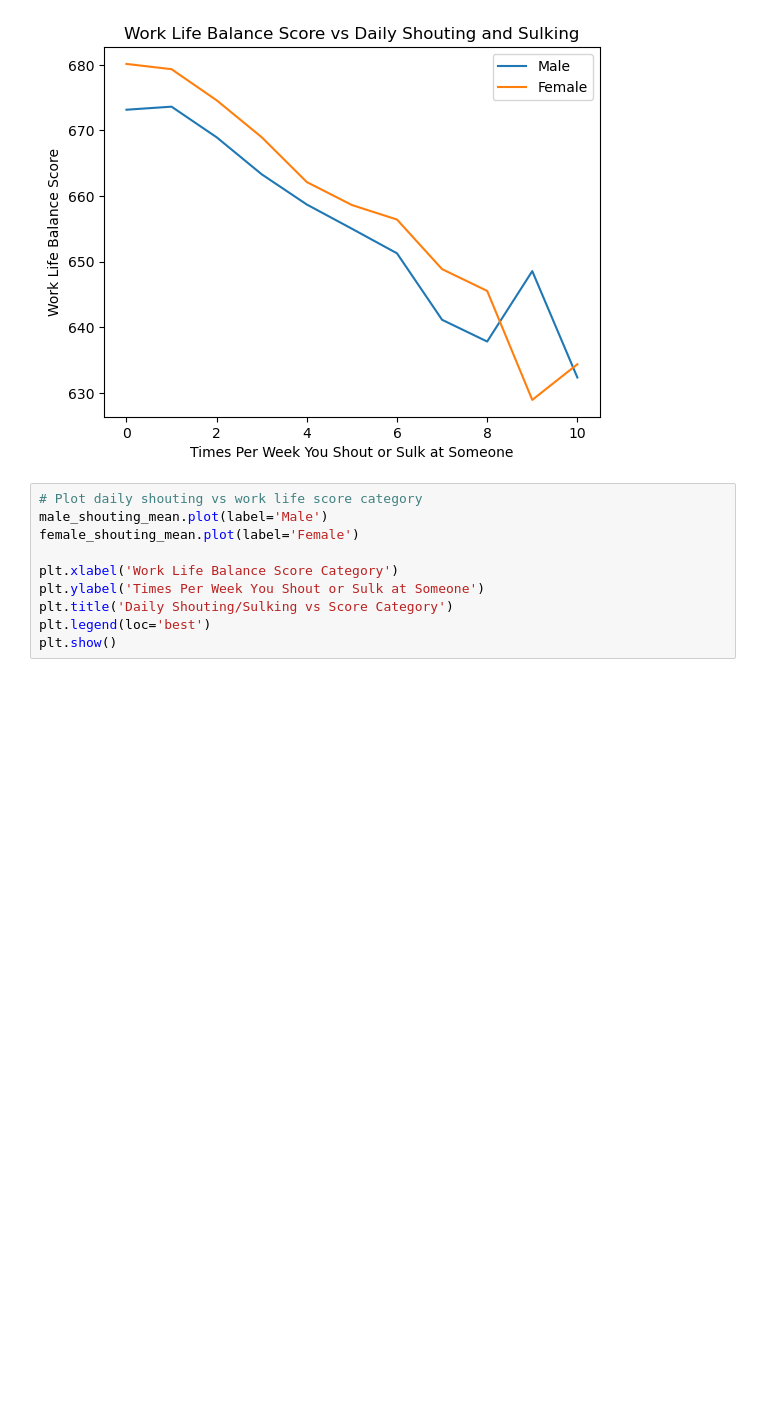
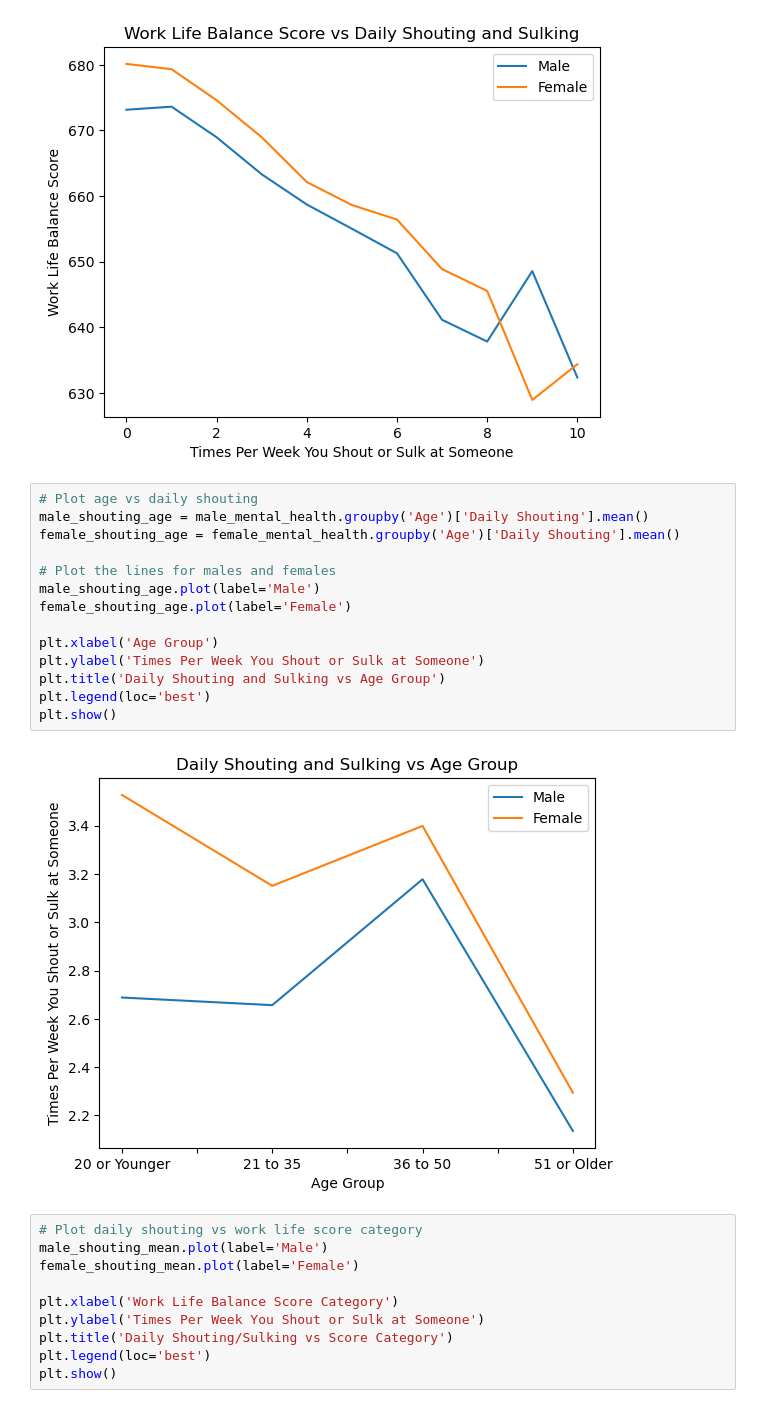
Before and after one commit to jenna-mk/Project_1, a Jupyter notebook: healthy_mind_analysis.ipynb, the cells around one changed output. Cells and saved outputs as stored; diff of their text form; blank space fills up the shorter version.

```diff
--- a/healthy_mind_analysis.ipynb
+++ b/healthy_mind_analysis.ipynb
@@ -325,6 +358,22 @@ plt.legend(loc='best')
 plt.show()
 # %% [output]
 [figure]
+# %%
+# Plot age vs daily shouting
+male_shouting_age = male_mental_health.groupby('Age')['Daily Shouting'].mean()
+female_shouting_age = female_mental_health.groupby('Age')['Daily Shouting'].mean()
+
+# Plot the lines for males and females
+male_shouting_age.plot(label='Male')
+female_shouting_age.plot(label='Female')
+
+plt.xlabel('Age Group')
+plt.ylabel('Times Per Week You Shout or Sulk at Someone')
+plt.title('Daily Shouting and Sulking vs Age Group')
+plt.legend(loc='best')
+plt.show()
+# %% [output]
+[figure, added]
 # %%
 # Plot daily shouting vs work life score category
 male_shouting_mean.plot(label='Male')
```
Also changed, not shown: parts of 6 cells of this notebook.
